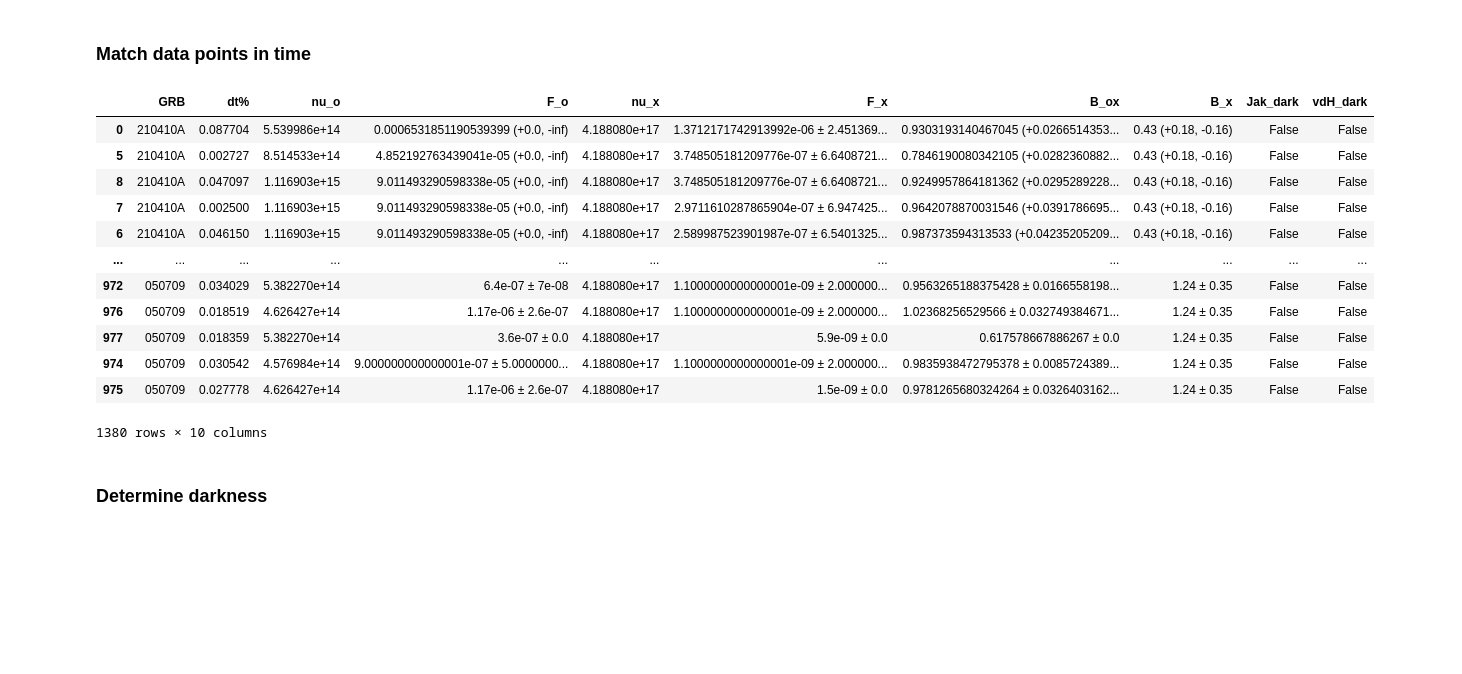
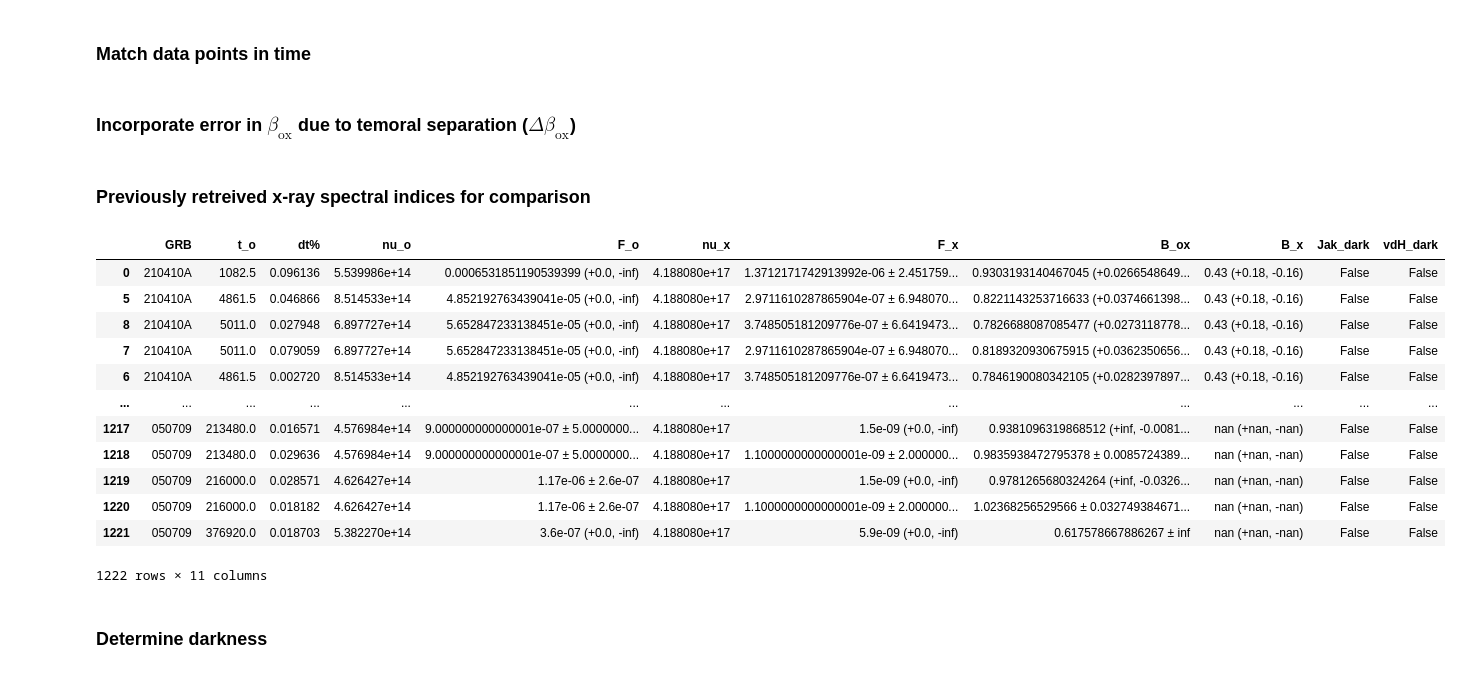
Before and after one commit to cgobat/dark-GRBs, a Jupyter notebook: analysis.ipynb, the cells around one changed output. Cells and saved outputs as stored; diff of their text form; code cells hidden in the pictures; blank space fills up the shorter version.

```diff
--- a/analysis.ipynb
+++ b/analysis.ipynb
@@ -282,10 +289,16 @@ for grb_id in XRayData["GRB"].unique(): # add David's old data in the same forma
             t = lightcurve.loc[i,"Time"]
             tpos = tneg = lightcurve.loc[i,"Exposure"]/2
             flux = lightcurve.loc[i,"F_x"]/1000000 # uJy to Jy
-            fluxpos = fluxneg = lightcurve.loc[i,"e_F_x"]/1000000
+            if lightcurve.loc[i,"e_F_x"] != 0:
+                fluxpos = fluxneg = lightcurve.loc[i,"e_F_x"]/1000000
+            else:
+                fluxpos = 0
+                fluxneg = np.inf
             newrow = dict(zip(xrt_data.columns,
-                              [t,tpos,tneg,np.nan,np.nan,np.nan,GRB,AsymmetricUncertainty(flux,fluxpos,fluxneg)]))
+                              [GRB,t,tpos,tneg,np.nan,np.nan,np.nan,AsymmetricUncertainty(flux,fluxpos,fluxneg)]))
             xrt_data = xrt_data.append(newrow, ignore_index=True)
+
+xrt_data.sort_values(by=["GRB","Time"], ascending=[False,True], inplace=True)
 # %% [markdown]
 ## Optical
 # %% [markdown]
@@ -377,6 +390,11 @@ for i in OpticalData.index:
     lambda_eff = OpticalData.loc[i,"Wavelength"]*10
     flux = OpticalData.loc[i,"F_o"]/1000000
     fluxpos = fluxneg = OpticalData.loc[i,"e_F_o"]/1000000
+    if any([fluxpos == 0, fluxneg ==0]):
+        fluxpos = 0
+        fluxneg = np.inf
     newrow = dict(zip(all_optical.columns, [GRB,np.nan,obs,inst,filt,lambda_eff,time,np.nan,np.nan,"Fong",
                                             np.nan,np.nan,np.nan,AsymmetricUncertainty(flux,fluxpos,fluxneg)]))
     all_optical = all_optical.append(newrow, ignore_index=True)
+
+all_optical.sort_values(by=["GRB","Time (s)"],ascending=[False,True],inplace=True)
@@ -447,53 +403,66 @@ display(xrt_data.sort_values(by=["GRB","Time"], ascending=[False,True]))
 # %% [markdown]
 ### Match data points in time
 # %%
-max_dt = 0.1 # allow 10% time difference
+max_dt = 0.1 # allowable % time difference
 nu_x = 10**np.mean((np.log10(0.3),np.log10(10))) / 4.135667696e-18 # xray frequency [m]
-results = pd.DataFrame(columns=["GRB","dt%","nu_o","F_o","nu_x","F_x","B_ox"])
+results = pd.DataFrame(columns=["GRB","t_o","dt%","nu_o","F_o","nu_x","F_x","B_ox"])
 for i_o in all_optical.index: # for each optical data point
     t_o = all_optical.loc[i_o,"Time (s)"] # optical observation time
     F_o = all_optical.loc[i_o,"Flux (Jy)"] # optical flux
     nu_o = 299792458/float(all_optical.loc[i_o,"λ_eff"]/1e10) # optical frequency [m]
     for i_x in xrt_data[xrt_data["GRB"]==all_optical.loc[i_o,"GRB"]].index: # for each x-ray data point on this GRB
         t_x = float(xrt_data.loc[i_x,"Time"]) # x-ray observation time
-        dt = np.abs(t_o-t_x)/t_o # time difference
+        dt = np.abs(t_o-t_x)/t_x # time difference
         if dt <= max_dt: # if time separation is allowable
             F_x = xrt_data.loc[i_x,"SpecFlux"]
             Beta_ox = -np.log10(F_x/F_o)/np.log10(nu_x/nu_o)
             if pd.notna(Beta_ox.value):
-                results = results.append({"GRB":all_optical.loc[i_o,"GRB"], "dt%":dt,
+                results = results.append({"GRB":all_optical.loc[i_o,"GRB"], "t_o":t_o, "dt%":dt,
                        "nu_o":nu_o, "F_o":F_o, "nu_x":nu_x, "F_x":F_x,
                        "B_ox":Beta_ox},ignore_index=True)
         else: # if data points don't match
             pass
+# %% [markdown]
+### Incorporate error in $\beta_\text{ox}$ due to temoral separation ($\Delta\beta_\text{ox}$)
+# %%
+delta_B_ox = lambda dt, alpha=1 : np.abs(alpha*np.log10(1+dt)) # Fitzpatrick Eq. 41
+
+for i in results.index:
+    grb = results.loc[i,"GRB"]
+    a = 1 #float(sGRBs.loc[sGRBs["GRB"]==grb, "α"])
+    dt = results.loc[i,"dt%"]
+    if pd.notna(a):
+        results.loc[i,"B_ox"].add_error(delta_B_ox(dt))
+    else:
+        pass
+# %% [markdown]
+### Previously retreived x-ray spectral indices for comparison
 # %%
-# get the previously retreived x-ray spectral indices for comparison
-
-all_beta_x = pd.concat((sGRBs[["GRB","Beta_X","Beta_X_pos","Beta_X_neg"]],BetaXData)) # table of all xray spectral indices
+all_beta_x = sGRBs[["GRB","Beta_X","Beta_X_pos","Beta_X_neg"]].copy()# pd.concat((sGRBs[["GRB","Beta_X","Beta_X_pos","Beta_X_neg"]],BetaXData)) # table of all xray spectral indices
 results = results.merge(all_beta_x,on="GRB",how="left") # match by GRB ID
 results["B_x"] = [AsymmetricUncertainty(*results.loc[i,["Beta_X","Beta_X_pos","Beta_X_neg"]]) for i in results.index] # construct objects
 results.drop(['Beta_X', 'Beta_X_pos', 'Beta_X_neg'],axis=1,inplace=True) # discard superfluous columns
 
 # add flag columns for darkness by both methods
 for i in results.index: # '<<' operator is overloaded for use with AsymmetricUncertainty class
     results.loc[i,"Jak_dark"] = (results.loc[i,"B_ox"] << 0.5)
     results.loc[i,"vdH_dark"] = (results.loc[i,"B_ox"] << results.loc[i,"B_x"]-0.5)
 
 results.sort_values(by="GRB",ascending=False)
 # %% [output]
-|  | GRB | dt% | nu_o | F_o | nu_x | F_x | B_ox | B_x | Jak_dark | vdH_dark |
-| 0 | 210410A | 0.087704 | 5.539986e+14 | 0.0006531851190539399 (+0.0, -inf) | 4.188080e+17 | 1.3712171742913992e-06 ± 2.451369... | 0.9303193140467045 (+0.0266514353... | 0.43 (+0.18, -0.16) | False | False |
-| 5 | 210410A | 0.002727 | 8.514533e+14 | 4.852192763439041e-05 (+0.0, -inf) | 4.188080e+17 | 3.748505181209776e-07 ± 6.6408721... | 0.7846190080342105 (+0.0282360882... | 0.43 (+0.18, -0.16) | False | False |
-| 8 | 210410A | 0.047097 | 1.116903e+15 | 9.011493290598338e-05 (+0.0, -inf) | 4.188080e+17 | 3.748505181209776e-07 ± 6.6408721... | 0.9249957864181362 (+0.0295289228... | 0.43 (+0.18, -0.16) | False | False |
-| 7 | 210410A | 0.002500 | 1.116903e+15 | 9.011493290598338e-05 (+0.0, -inf) | 4.188080e+17 | 2.9711610287865904e-07 ± 6.947425... | 0.9642078870031546 (+0.0391786695... | 0.43 (+0.18, -0.16) | False | False |
-| 6 | 210410A | 0.046150 | 1.116903e+15 | 9.011493290598338e-05 (+0.0, -inf) | 4.188080e+17 | 2.589987523901987e-07 ± 6.5401325... | 0.987373594313533 (+0.04235205209... | 0.43 (+0.18, -0.16) | False | False |
-| ... | ... | ... | ... | ... | ... | ... | ... | ... | ... | ... |
-| 972 | 050709 | 0.034029 | 5.382270e+14 | 6.4e-07 ± 7e-08 | 4.188080e+17 | 1.1000000000000001e-09 ± 2.000000... | 0.9563265188375428 ± 0.0166558198... | 1.24 ± 0.35 | False | False |
-| 976 | 050709 | 0.018519 | 4.626427e+14 | 1.17e-06 ± 2.6e-07 | 4.188080e+17 | 1.1000000000000001e-09 ± 2.000000... | 1.02368256529566 ± 0.032749384671... | 1.24 ± 0.35 | False | False |
-| 977 | 050709 | 0.018359 | 5.382270e+14 | 3.6e-07 ± 0.0 | 4.188080e+17 | 5.9e-09 ± 0.0 | 0.617578667886267 ± 0.0 | 1.24 ± 0.35 | False | False |
-| 974 | 050709 | 0.030542 | 4.576984e+14 | 9.000000000000001e-07 ± 5.0000000... | 4.188080e+17 | 1.1000000000000001e-09 ± 2.000000... | 0.9835938472795378 ± 0.0085724389... | 1.24 ± 0.35 | False | False |
-| 975 | 050709 | 0.027778 | 4.626427e+14 | 1.17e-06 ± 2.6e-07 | 4.188080e+17 | 1.5e-09 ± 0.0 | 0.9781265680324264 ± 0.0326403162... | 1.24 ± 0.35 | False | False |
+|  | GRB | t_o | dt% | nu_o | F_o | nu_x | F_x | B_ox | B_x | Jak_dark | vdH_dark |
+| 0 | 210410A | 1082.5 | 0.096136 | 5.539986e+14 | 0.0006531851190539399 (+0.0, -inf) | 4.188080e+17 | 1.3712171742913992e-06 ± 2.451759... | 0.9303193140467045 (+0.0266548649... | 0.43 (+0.18, -0.16) | False | False |
+| 5 | 210410A | 4861.5 | 0.046866 | 8.514533e+14 | 4.852192763439041e-05 (+0.0, -inf) | 4.188080e+17 | 2.9711610287865904e-07 ± 6.948070... | 0.8221143253716633 (+0.0374661398... | 0.43 (+0.18, -0.16) | False | False |
+| 8 | 210410A | 5011.0 | 0.027948 | 6.897727e+14 | 5.652847233138451e-05 (+0.0, -inf) | 4.188080e+17 | 3.748505181209776e-07 ± 6.6419473... | 0.7826688087085477 (+0.0273118778... | 0.43 (+0.18, -0.16) | False | False |
+| 7 | 210410A | 5011.0 | 0.079059 | 6.897727e+14 | 5.652847233138451e-05 (+0.0, -inf) | 4.188080e+17 | 2.9711610287865904e-07 ± 6.948070... | 0.8189320930675915 (+0.0362350656... | 0.43 (+0.18, -0.16) | False | False |
+| 6 | 210410A | 4861.5 | 0.002720 | 8.514533e+14 | 4.852192763439041e-05 (+0.0, -inf) | 4.188080e+17 | 3.748505181209776e-07 ± 6.6419473... | 0.7846190080342105 (+0.0282397897... | 0.43 (+0.18, -0.16) | False | False |
+| ... | ... | ... | ... | ... | ... | ... | ... | ... | ... | ... | ... |
+| 1217 | 050709 | 213480.0 | 0.016571 | 4.576984e+14 | 9.000000000000001e-07 ± 5.0000000... | 4.188080e+17 | 1.5e-09 (+0.0, -inf) | 0.9381096319868512 (+inf, -0.0081... | nan (+nan, -nan) | False | False |
+| 1218 | 050709 | 213480.0 | 0.029636 | 4.576984e+14 | 9.000000000000001e-07 ± 5.0000000... | 4.188080e+17 | 1.1000000000000001e-09 ± 2.000000... | 0.9835938472795378 ± 0.0085724389... | nan (+nan, -nan) | False | False |
+| 1219 | 050709 | 216000.0 | 0.028571 | 4.626427e+14 | 1.17e-06 ± 2.6e-07 | 4.188080e+17 | 1.5e-09 (+0.0, -inf) | 0.9781265680324264 (+inf, -0.0326... | nan (+nan, -nan) | False | False |
+| 1220 | 050709 | 216000.0 | 0.018182 | 4.626427e+14 | 1.17e-06 ± 2.6e-07 | 4.188080e+17 | 1.1000000000000001e-09 ± 2.000000... | 1.02368256529566 ± 0.032749384671... | nan (+nan, -nan) | False | False |
+| 1221 | 050709 | 376920.0 | 0.018703 | 5.382270e+14 | 3.6e-07 (+0.0, -inf) | 4.188080e+17 | 5.9e-09 (+0.0, -inf) | 0.617578667886267 ± inf | nan (+nan, -nan) | False | False |
-1380 rows × 10 columns
+1222 rows × 11 columns
 # %% [markdown]
 ### Determine darkness
 # %%
```
Also changed, not shown: parts of 41 cells of this notebook, 2 other files.
